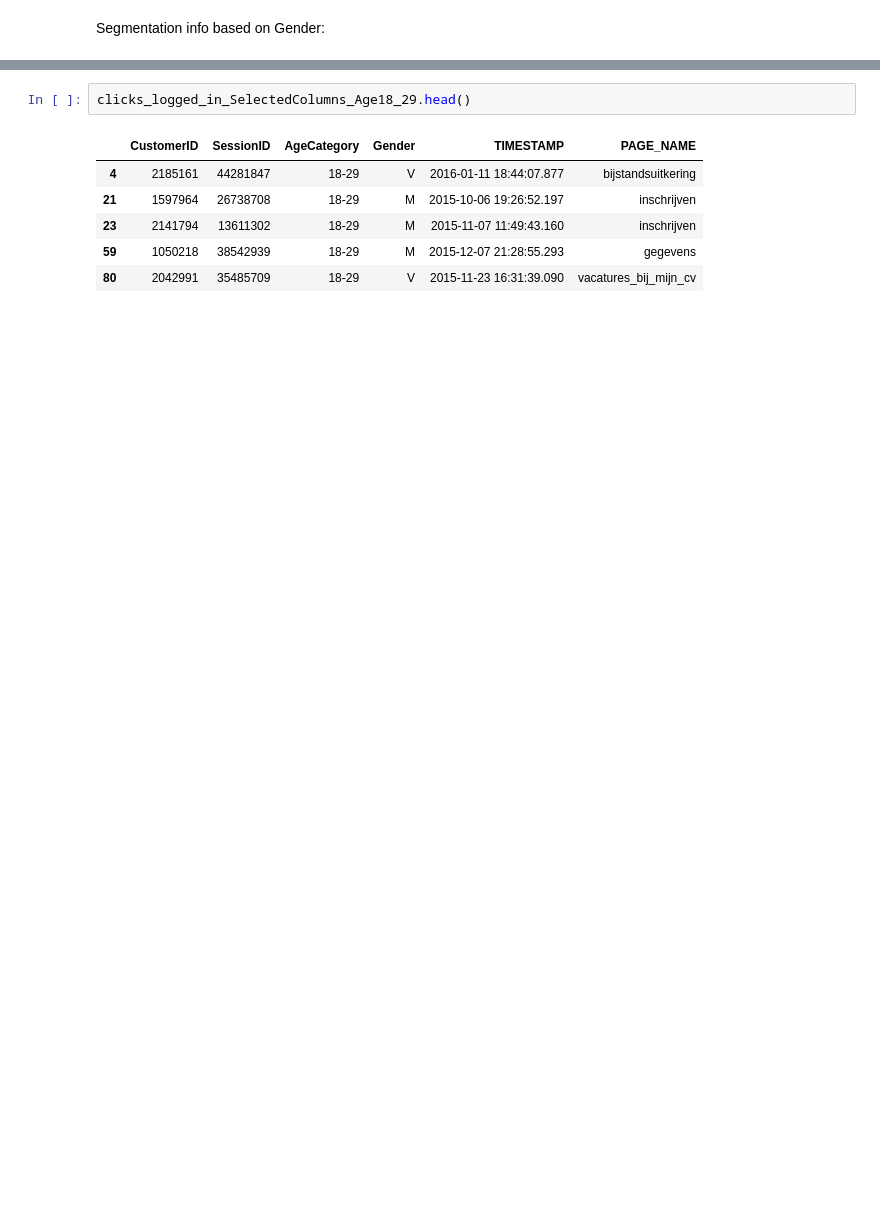
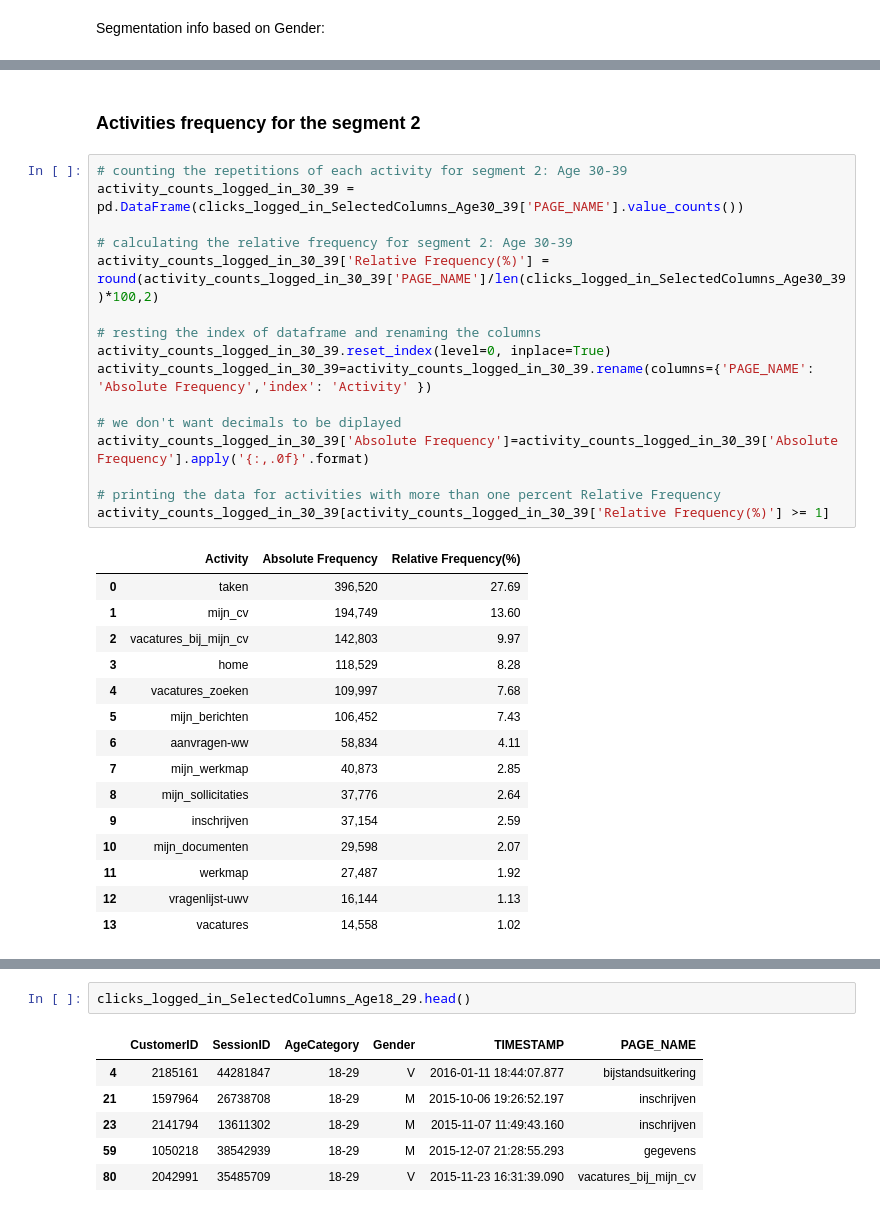
Before and after one commit to sinaaghaee/ProcessMiningProject-CustomerBehaviorAnalysis, a Jupyter notebook: BPM-Project-Aghaee-Varchandi-Mahmoodi.ipynb, the cells around one changed output, grey strips where cells are left out. Drawn from its saved outputs; the diff is of its cells as text; blank space fills up the shorter version.

```diff
--- a/BPM-Project-Aghaee-Varchandi-Mahmoodi.ipynb
+++ b/BPM-Project-Aghaee-Varchandi-Mahmoodi.ipynb
@@ -409,3 +471,37 @@ As you see in the above table, the absolute frequencies have a slight difference
 <center>
     <img src="https://user-images.githubusercontent.com/35700552/151576558-e9853844-0f47-40d5-9bee-d1251604b457.PNG"    />
 </center>
+# %% [markdown]
+### Activities frequency for the segment 2
+# %%
+# counting the repetitions of each activity for segment 2: Age 30-39
+activity_counts_logged_in_30_39 = pd.DataFrame(clicks_logged_in_SelectedColumns_Age30_39['PAGE_NAME'].value_counts())
+
+# calculating the relative frequency for segment 2: Age 30-39
+activity_counts_logged_in_30_39['Relative Frequency(%)'] = round(activity_counts_logged_in_30_39['PAGE_NAME']/len(clicks_logged_in_SelectedColumns_Age30_39)*100,2)
+
+# resting the index of dataframe and renaming the columns
+activity_counts_logged_in_30_39.reset_index(level=0, inplace=True)
+activity_counts_logged_in_30_39=activity_counts_logged_in_30_39.rename(columns={'PAGE_NAME': 'Absolute Frequency','index': 'Activity' })
+
+# we don't want decimals to be diplayed
+activity_counts_logged_in_30_39['Absolute Frequency']=activity_counts_logged_in_30_39['Absolute Frequency'].apply('{:,.0f}'.format)
+
+# printing the data for activities with more than one percent Relative Frequency
+activity_counts_logged_in_30_39[activity_counts_logged_in_30_39['Relative Frequency(%)'] >= 1]
+# %% [output]
+|  | Activity | Absolute Frequency | Relative Frequency(%) |
+| 0 | taken | 396,520 | 27.69 |
+| 1 | mijn_cv | 194,749 | 13.60 |
+| 2 | vacatures_bij_mijn_cv | 142,803 | 9.97 |
+| 3 | home | 118,529 | 8.28 |
+| 4 | vacatures_zoeken | 109,997 | 7.68 |
+| 5 | mijn_berichten | 106,452 | 7.43 |
+| 6 | aanvragen-ww | 58,834 | 4.11 |
+| 7 | mijn_werkmap | 40,873 | 2.85 |
+| 8 | mijn_sollicitaties | 37,776 | 2.64 |
+| 9 | inschrijven | 37,154 | 2.59 |
+| 10 | mijn_documenten | 29,598 | 2.07 |
+| 11 | werkmap | 27,487 | 1.92 |
+| 12 | vragenlijst-uwv | 16,144 | 1.13 |
+| 13 | vacatures | 14,558 | 1.02 |
```
Also changed, not shown: parts of 66 cells of this notebook.
